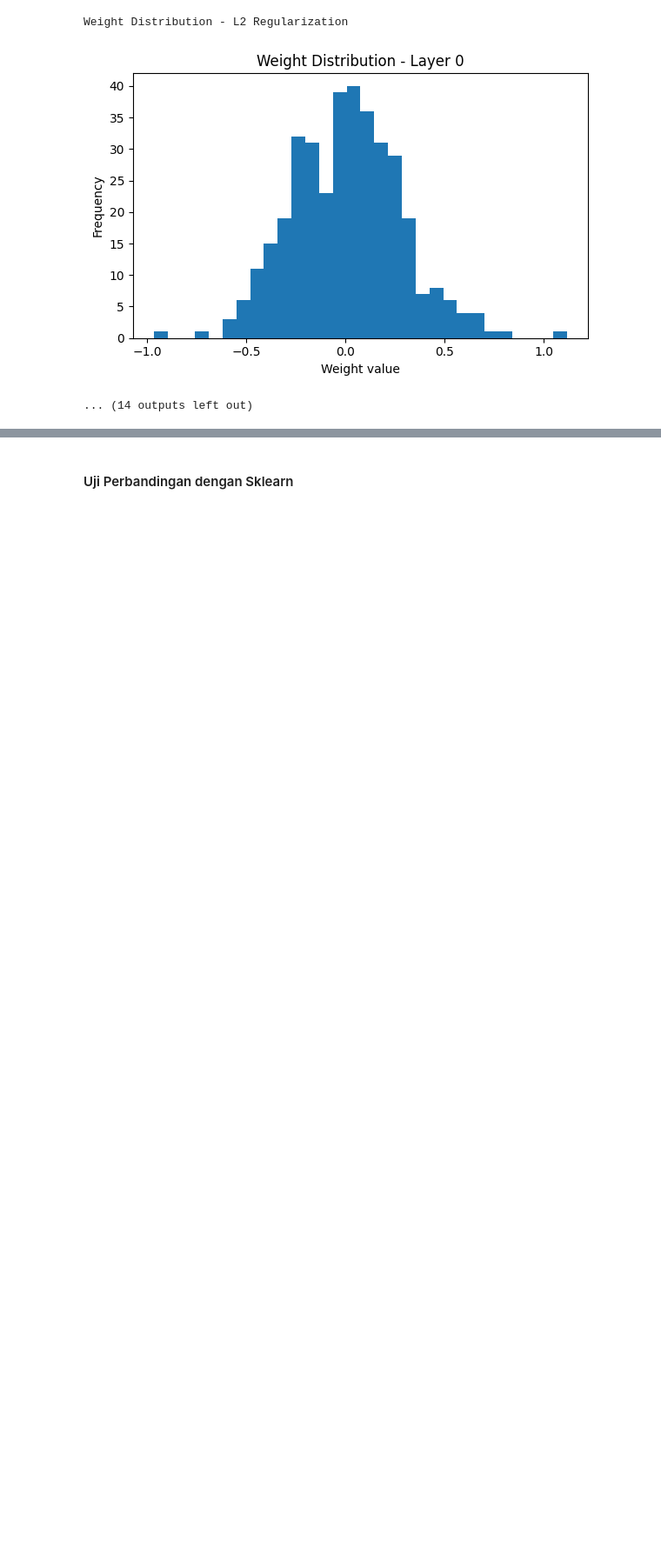
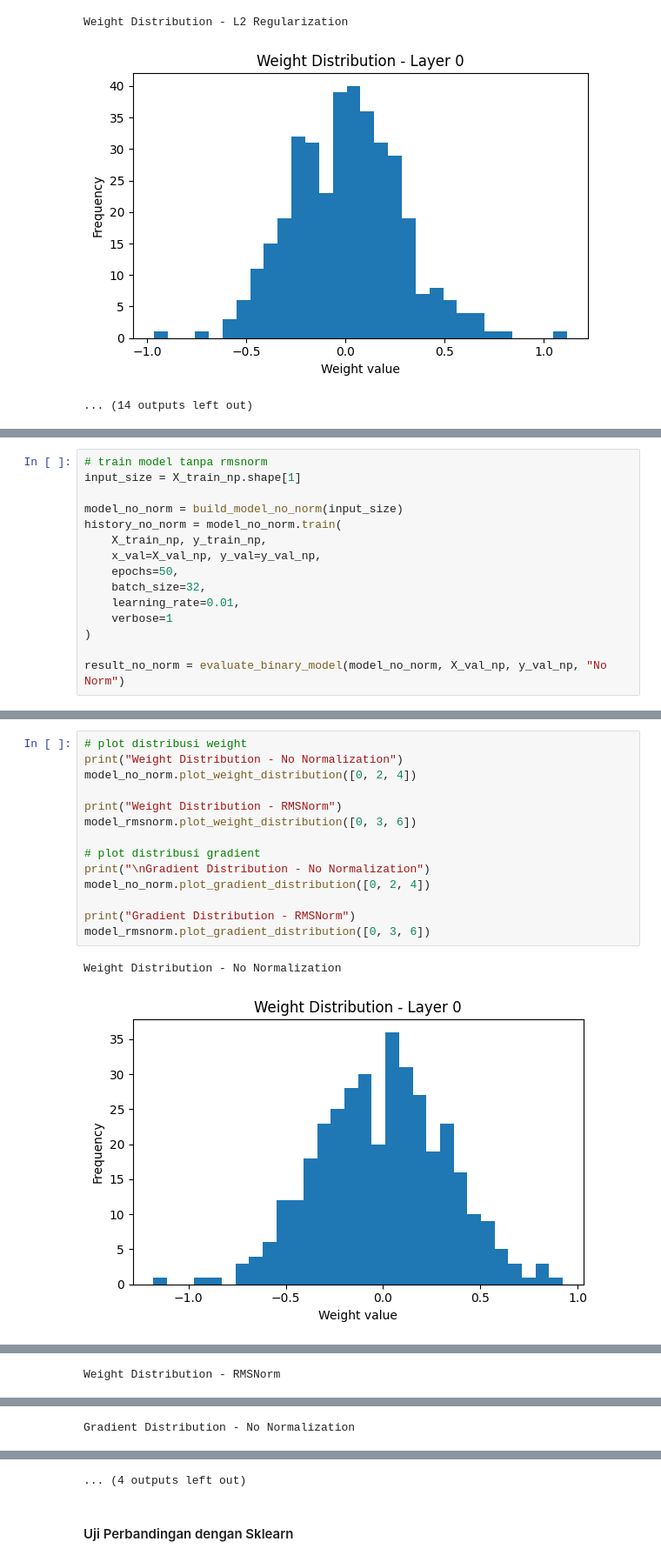
Before and after one commit to DiyahSusan/Tubes1-IF3270-ciamso, a Jupyter notebook: src/test.ipynb, the cells around one changed output, grey strips where cells are left out. Shown at 87% size. Drawn from its saved outputs; the diff is of its cells as text; blank space fills up the shorter version.

```diff
--- a/src/test.ipynb
+++ b/src/test.ipynb
@@ -938,0 +971,15 @@ Weight Distribution - L2 Regularization
+# %%
+# train model tanpa rmsnorm
+input_size = X_train_np.shape[1]
+
+model_no_norm = build_model_no_norm(input_size)
+history_no_norm = model_no_norm.train(
+    X_train_np, y_train_np,
+    x_val=X_val_np, y_val=y_val_np,
+    epochs=50,
+    batch_size=32,
+    learning_rate=0.01,
+    verbose=1
+)
+
+result_no_norm = evaluate_binary_model(model_no_norm, X_val_np, y_val_np, "No Norm")
@@ -938,0 +1094,17 @@ Weight Distribution - L2 Regularization
+# %%
+# plot distribusi weight
+print("Weight Distribution - No Normalization")
+model_no_norm.plot_weight_distribution([0, 2, 4])
+
+print("Weight Distribution - RMSNorm")
+model_rmsnorm.plot_weight_distribution([0, 3, 6])
+
+# plot distribusi gradient
+print("\nGradient Distribution - No Normalization")
+model_no_norm.plot_gradient_distribution([0, 2, 4])
+
+print("Gradient Distribution - RMSNorm")
+model_rmsnorm.plot_gradient_distribution([0, 3, 6])
+# %% [output]
+Weight Distribution - No Normalization
+[figure, added]
@@ -938,0 +1113 @@ Weight Distribution - L2 Regularization
+Weight Distribution - RMSNorm
@@ -938,0 +1117 @@ Weight Distribution - L2 Regularization
+Gradient Distribution - No Normalization
@@ -939,2 +1121,3 @@ Weight Distribution - L2 Regularization
+... (4 outputs left out)
 # %% [markdown]
 #### Uji Perbandingan dengan Sklearn
```
Also changed, not shown: parts of 21 cells of this notebook.
